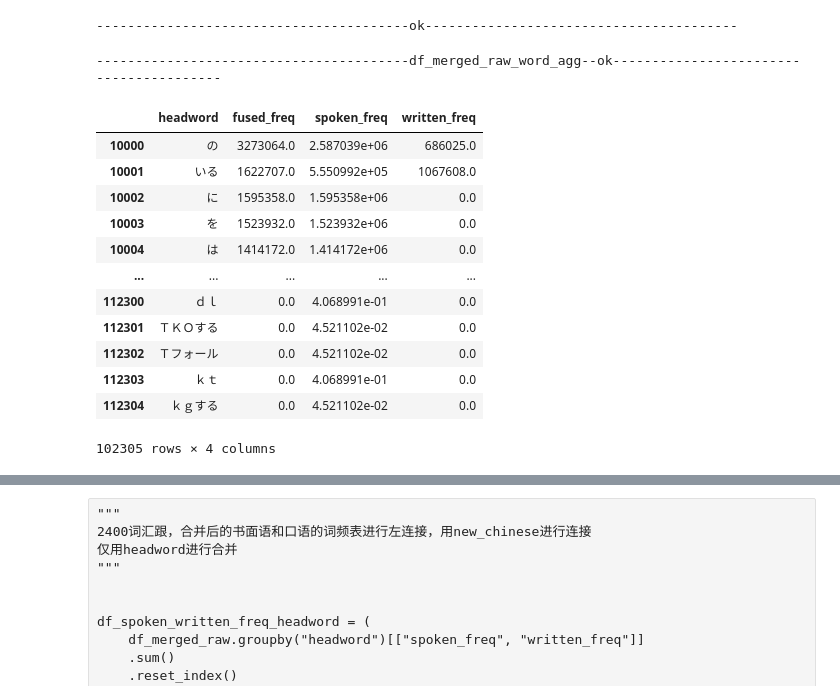
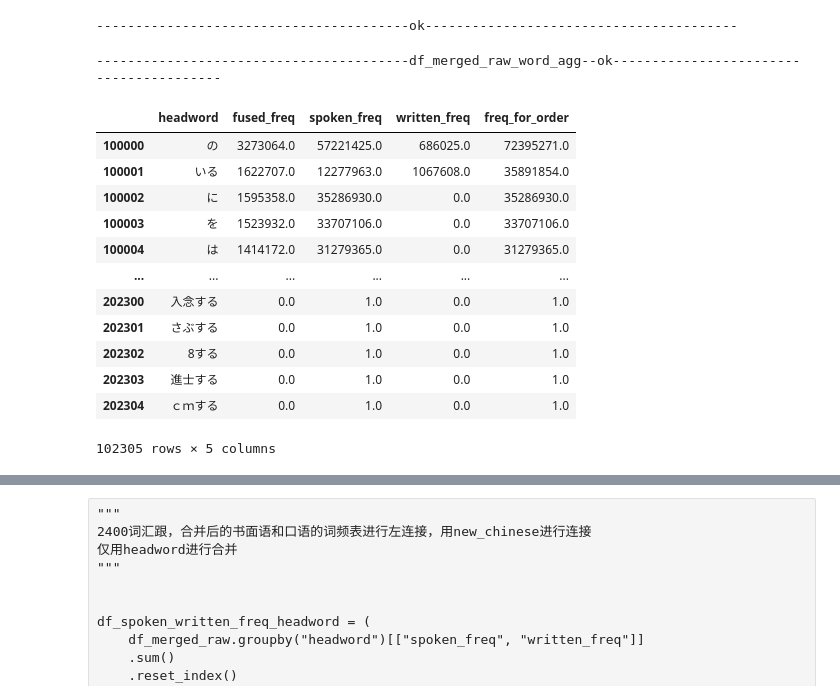
Before and after one commit to hopensic/python-notebooks, a Jupyter notebook: ja_dict_merge.ipynb, the cells around one changed output, grey strips where cells are left out. Drawn from its saved outputs; the diff is of its cells as text; code cells hidden in the pictures.

```diff
--- a/ja_dict_merge.ipynb
+++ b/ja_dict_merge.ipynb
@@ -283,35 +333,38 @@ df_merged_raw_word_agg = (
             "fused_freq": lambda x: sum(x),
             "spoken_freq": lambda x: sum(x),
             "written_freq": lambda x: sum(x),
+            "freq_for_order": lambda x: sum(x),
         }
     )  # 字符串拼接  # 求平均值
     .reset_index()
 )
-l('ok')
+l("ok")
 # %% [output]
 ----------------------------------------ok----------------------------------------
 # %%
 # 输出以word为基础的词频表
-df_merged_raw_word_agg.sort_values(by="fused_freq", ascending=False, inplace=True)
-start_index = 10000
-df_merged_raw_word_agg.index = range(start_index, start_index + len(df_merged_raw_word_agg))
+df_merged_raw_word_agg.sort_values(by="freq_for_order", ascending=False, inplace=True)
+start_index = 100000
+df_merged_raw_word_agg.index = range(
+    start_index, start_index + len(df_merged_raw_word_agg)
+)
 to_csv_sig(df_merged_raw_word_agg, w_word_raw_merged_freq_sumed_csv, True)
 l("df_merged_raw_word_agg--ok")
 df_merged_raw_word_agg
 # %% [output]
 ----------------------------------------df_merged_raw_word_agg--ok----------------------------------------
-|  | headword | fused_freq | spoken_freq | written_freq |
-| 10000 | の | 3273064.0 | 2.587039e+06 | 686025.0 |
-| 10001 | いる | 1622707.0 | 5.550992e+05 | 1067608.0 |
-| 10002 | に | 1595358.0 | 1.595358e+06 | 0.0 |
-| 10003 | を | 1523932.0 | 1.523932e+06 | 0.0 |
-| 10004 | は | 1414172.0 | 1.414172e+06 | 0.0 |
-| ... | ... | ... | ... | ... |
-| 112300 | ｄｌ | 0.0 | 4.068991e-01 | 0.0 |
-| 112301 | ＴＫＯする | 0.0 | 4.521102e-02 | 0.0 |
-| 112302 | Ｔフォール | 0.0 | 4.521102e-02 | 0.0 |
-| 112303 | ｋｔ | 0.0 | 4.068991e-01 | 0.0 |
-| 112304 | ｋｇする | 0.0 | 4.521102e-02 | 0.0 |
+|  | headword | fused_freq | spoken_freq | written_freq | freq_for_order |
+| 100000 | の | 3273064.0 | 57221425.0 | 686025.0 | 72395271.0 |
+| 100001 | いる | 1622707.0 | 12277963.0 | 1067608.0 | 35891854.0 |
+| 100002 | に | 1595358.0 | 35286930.0 | 0.0 | 35286930.0 |
+| 100003 | を | 1523932.0 | 33707106.0 | 0.0 | 33707106.0 |
+| 100004 | は | 1414172.0 | 31279365.0 | 0.0 | 31279365.0 |
+| ... | ... | ... | ... | ... | ... |
+| 202300 | 入念する | 0.0 | 1.0 | 0.0 | 1.0 |
+| 202301 | さぶする | 0.0 | 1.0 | 0.0 | 1.0 |
+| 202302 | 8する | 0.0 | 1.0 | 0.0 | 1.0 |
+| 202303 | 進士する | 0.0 | 1.0 | 0.0 | 1.0 |
+| 202304 | ｃｍする | 0.0 | 1.0 | 0.0 | 1.0 |
-102305 rows × 4 columns
+102305 rows × 5 columns
 # %%
 df_merged_raw
```
Also changed, not shown: parts of 22 cells of this notebook, 1 other file.
